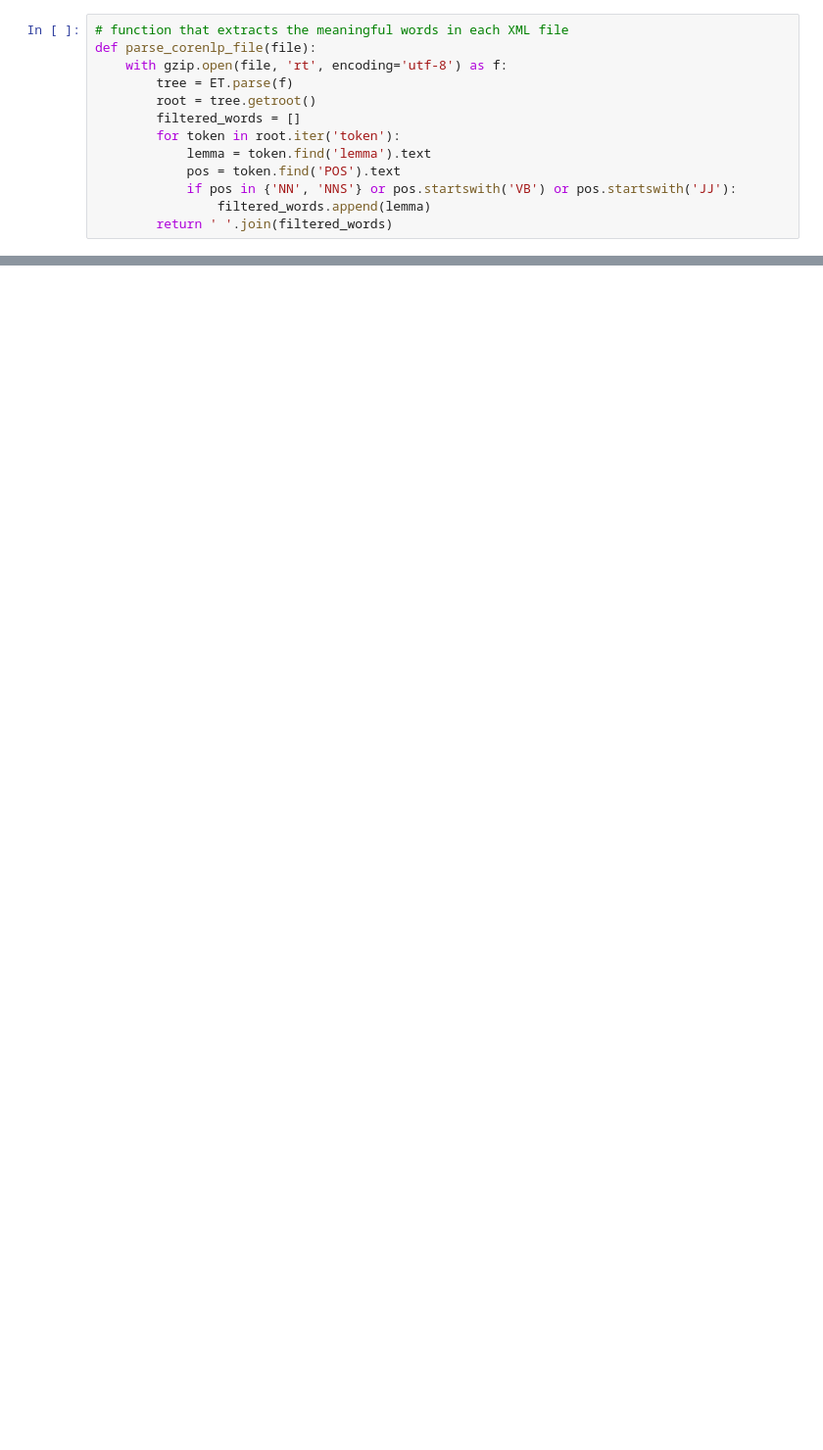
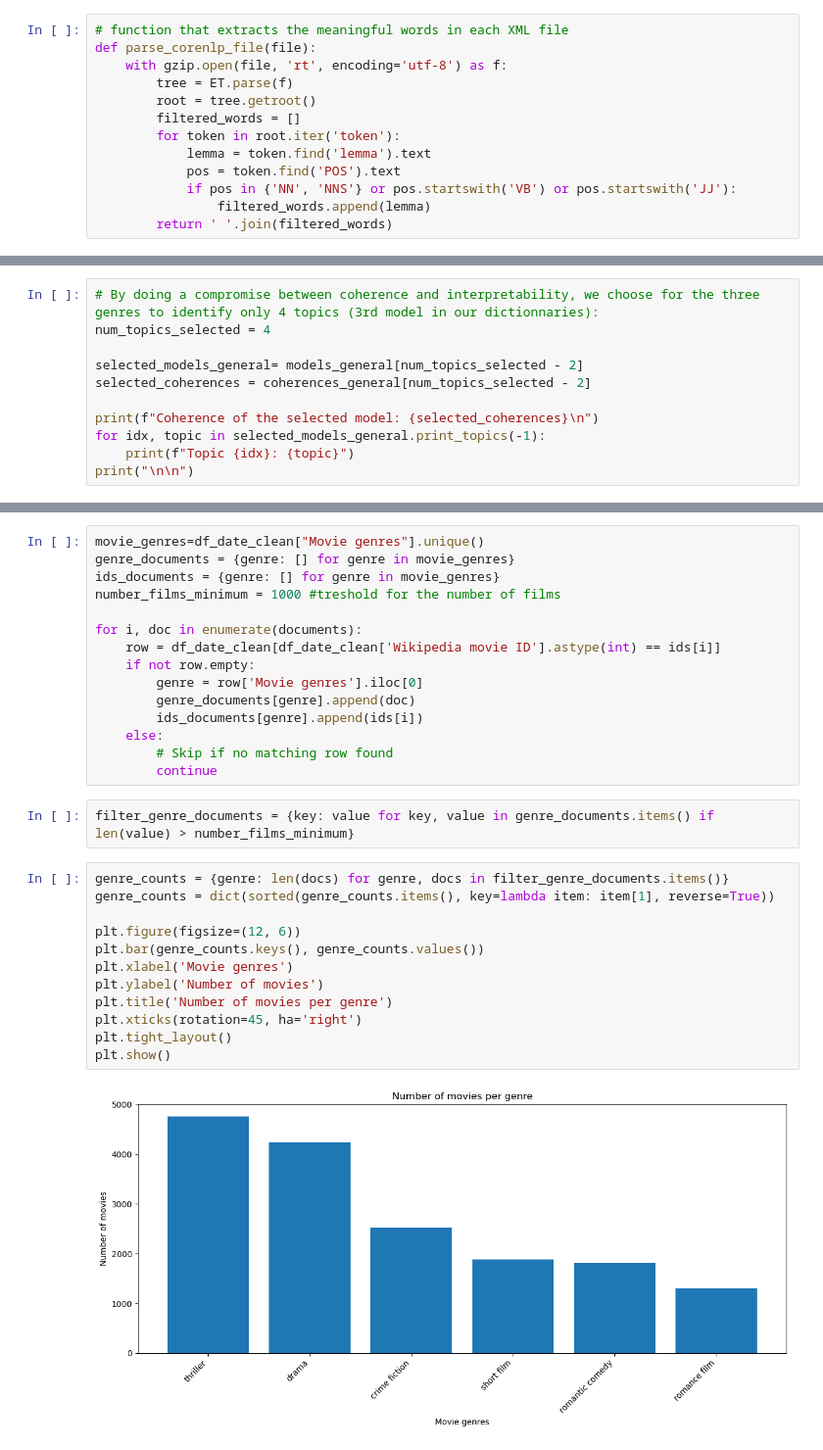
Before and after one commit to epfl-ada/ada-2024-project-4bigbrains, a Jupyter notebook: LDA.ipynb, the cells around one changed output, grey strips where cells are left out. Shown: that part at 98% size. Cells and saved outputs as stored; diff of their text form; blank space fills up the shorter version.

```diff
--- a/LDA.ipynb
+++ b/LDA.ipynb
@@ -373,0 +131,11 @@ plt.show()
+# %%
+# By doing a compromise between coherence and interpretability, we choose for the three genres to identify only 4 topics (3rd model in our dictionnaries):
+num_topics_selected = 4
+
+selected_models_general= models_general[num_topics_selected - 2]
+selected_coherences = coherences_general[num_topics_selected - 2]
+
+print(f"Coherence of the selected model: {selected_coherences}\n")
+for idx, topic in selected_models_general.print_topics(-1):
+    print(f"Topic {idx}: {topic}")
+print("\n\n")
@@ -373,0 +201,31 @@ plt.show()
+# %%
+movie_genres=df_date_clean["Movie genres"].unique()
+genre_documents = {genre: [] for genre in movie_genres}
+ids_documents = {genre: [] for genre in movie_genres}
+number_films_minimum = 1000 #treshold for the number of films
+
+for i, doc in enumerate(documents):
+    row = df_date_clean[df_date_clean['Wikipedia movie ID'].astype(int) == ids[i]]
+    if not row.empty:
+        genre = row['Movie genres'].iloc[0]
+        genre_documents[genre].append(doc)
+        ids_documents[genre].append(ids[i])
+    else:
+        # Skip if no matching row found
+        continue
+# %%
+filter_genre_documents = {key: value for key, value in genre_documents.items() if len(value) > number_films_minimum}
+# %%
+genre_counts = {genre: len(docs) for genre, docs in filter_genre_documents.items()}
+genre_counts = dict(sorted(genre_counts.items(), key=lambda item: item[1], reverse=True))
+
+plt.figure(figsize=(12, 6))
+plt.bar(genre_counts.keys(), genre_counts.values())
+plt.xlabel('Movie genres')
+plt.ylabel('Number of movies')
+plt.title('Number of movies per genre')
+plt.xticks(rotation=45, ha='right')
+plt.tight_layout()
+plt.show()
+# %% [output]
+[figure, added]
```
Also changed, not shown: parts of 37 cells of this notebook.
